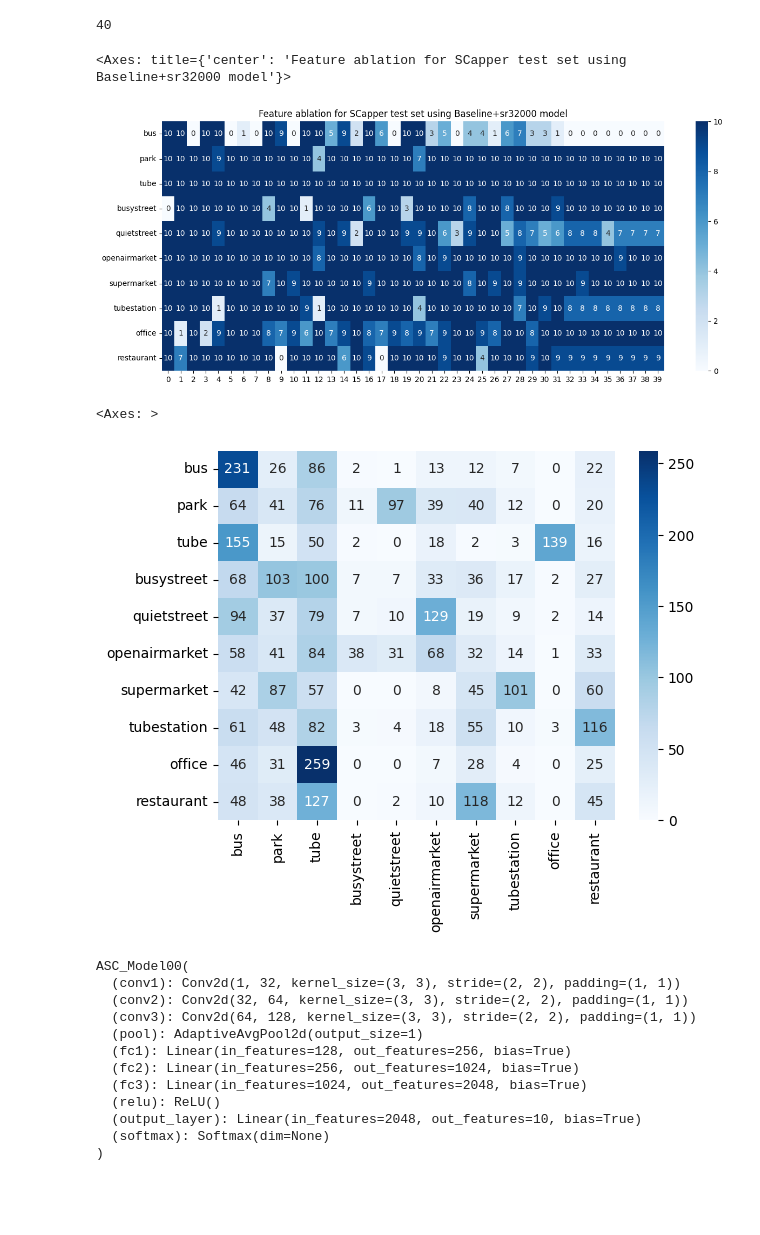
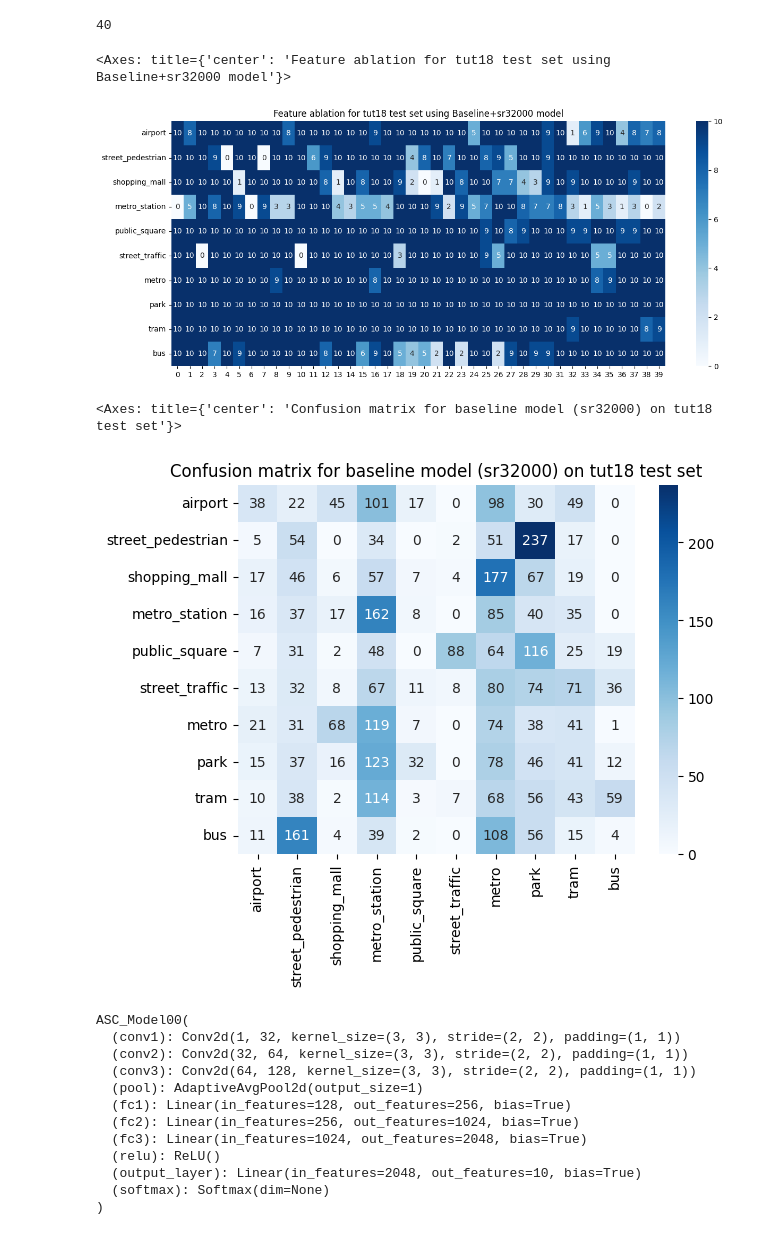
Before and after one commit to darshitttt/ASC_AED_JoinTask, a Jupyter notebook: ASC_feat_ablation.ipynb, the cells around one changed output. Saved outputs shown, nothing was run; the diff lists cells and outputs as text; code cells hidden in the pictures; blank space fills up the shorter version.

```diff
--- a/ASC_feat_ablation.ipynb
+++ b/ASC_feat_ablation.ipynb
@@ -23,7 +23,7 @@ model.load_state_dict(torch.load('ASC_Model01_scapper_20epochs_sr32000_statedict
 <All keys matched successfully>
 # %%
 #TUT_DF = pd.read_csv(datasets.TUT_TEST_CSV)
-TUT_BASELINE_PREDS = pd.read_csv('predictions/TUT18_test_baseline+10e_predictions.csv')
+TUT_BASELINE_PREDS = pd.read_csv('predictions/TUT18_test_baseline__sr32000_predictions.csv')
 tut_scenes = TUT_BASELINE_PREDS['preds'].unique()
 
 true_preds = TUT_BASELINE_PREDS[TUT_BASELINE_PREDS['labels'] == TUT_BASELINE_PREDS['preds']]
@@ -58,54 +58,55 @@ def run_loop(audio_fname, model):
         model.eval()
         with torch.inference_mode():
             predictions = model(input_log_mel.unsqueeze(0).to(device))
-            predictions = scapper_scenes[torch.argmax(torch.sigmoid(predictions.cpu()))]
+            predictions = tut_scenes[torch.argmax(torch.sigmoid(predictions.cpu()))]
         feat_inva_output_list.append(predictions)
     return feat_inva_output_list
 # %%
-feat_ablation_preds = {i:[] for i in scapper_scenes}
+feat_ablation_preds = {i:[] for i in tut_scenes}
 random_files = []
 
-for i in scapper_scenes:
+for i in tut_scenes:
     random.seed(42)
-    random_files.append(random.sample(true_preds[true_preds['acoustic_scene_label'] == i]['audio_fileNames'].tolist(), 10))
+    random_files.append(random.sample(true_preds[true_preds['labels'] == i]['files'].tolist(), 10))
 
-for i in range(len(scapper_scenes)):
+for i in range(len(tut_scenes)):
     for j in random_files[i]:
-        feat_ablation_preds[scapper_scenes[i]].append(run_loop(os.path.join(datasets.SCAPPER_AUD_DIR+'test/',j), model))
+        feat_ablation_preds[tut_scenes[i]].append(run_loop(os.path.join(datasets.TUT_AUD_DIR,j), model))
 # %%
 len(feat_ablation_preds['airport'][0])
 # %% [output]
 40
 # %%
-feat_ablation = {i:[0 for j in range(40)] for i in scapper_scenes}
+feat_ablation = {i:[0 for j in range(40)] for i in tut_scenes}
 
-for i in scapper_scenes:
+for i in tut_scenes:
     for j in range(len(feat_ablation_preds[i])):
         for k in range(len(feat_ablation_preds[i][j])):
             if i != feat_ablation_preds[i][j][k]:
                 feat_ablation[i][k] += 1
 # %%
 plt.figure(figsize=(15,6))
-plt.title('Feature ablation for SCapper test set using Baseline+sr32000 model')
-sns.heatmap(pd.DataFrame(feat_ablation).transpose(), fmt='d', annot=True, cmap='Blues', yticklabels=scapper_scenes)
+plt.title('Feature ablation for tut18 test set using Baseline+sr32000 model')
+sns.heatmap(pd.DataFrame(feat_ablation).transpose(), fmt='d', annot=True, cmap='Blues', yticklabels=tut_scenes)
 # %% [output]
-<Axes: title={'center': 'Feature ablation for SCapper test set using Baseline+sr32000 model'}>
+<Axes: title={'center': 'Feature ablation for tut18 test set using Baseline+sr32000 model'}>
-[figure, old version]
+[figure, new version]
 # %%
 tru = []
 preds = []
 
-for i in scapper_scenes:
+for i in tut_scenes:
     for j in range(len(feat_ablation_preds[i])):
         for k in range(len(feat_ablation_preds[i][j])):
             tru.append(i)
             preds.append(feat_ablation_preds[i][j][k])
 
 cm = confusion_matrix(tru, preds)
-sns.heatmap(cm, annot=True, fmt='d', xticklabels=scapper_scenes, yticklabels=scapper_scenes, cmap='Blues')
+plt.title('Confusion matrix for baseline model (sr32000) on tut18 test set')
+sns.heatmap(cm, annot=True, fmt='d', xticklabels=tut_scenes, yticklabels=tut_scenes, cmap='Blues')
 # %% [output]
-<Axes: >
+<Axes: title={'center': 'Confusion matrix for baseline model (sr32000) on tut18 test set'}>
-[figure, old version]
+[figure, new version]
 # %%
 model
 # %% [output]
```
Also changed, not shown: parts of 1 cell of this notebook, 1 other file.
